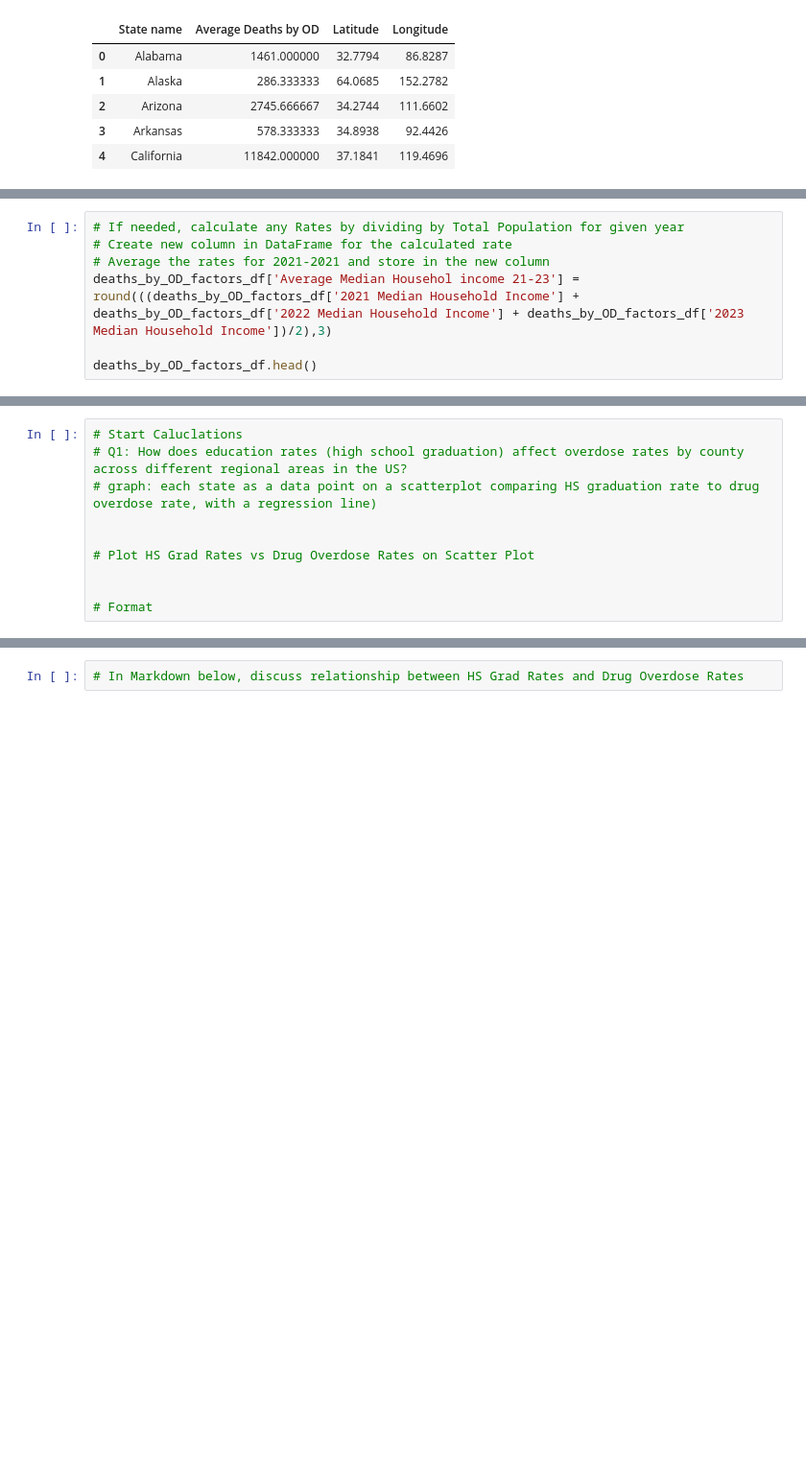
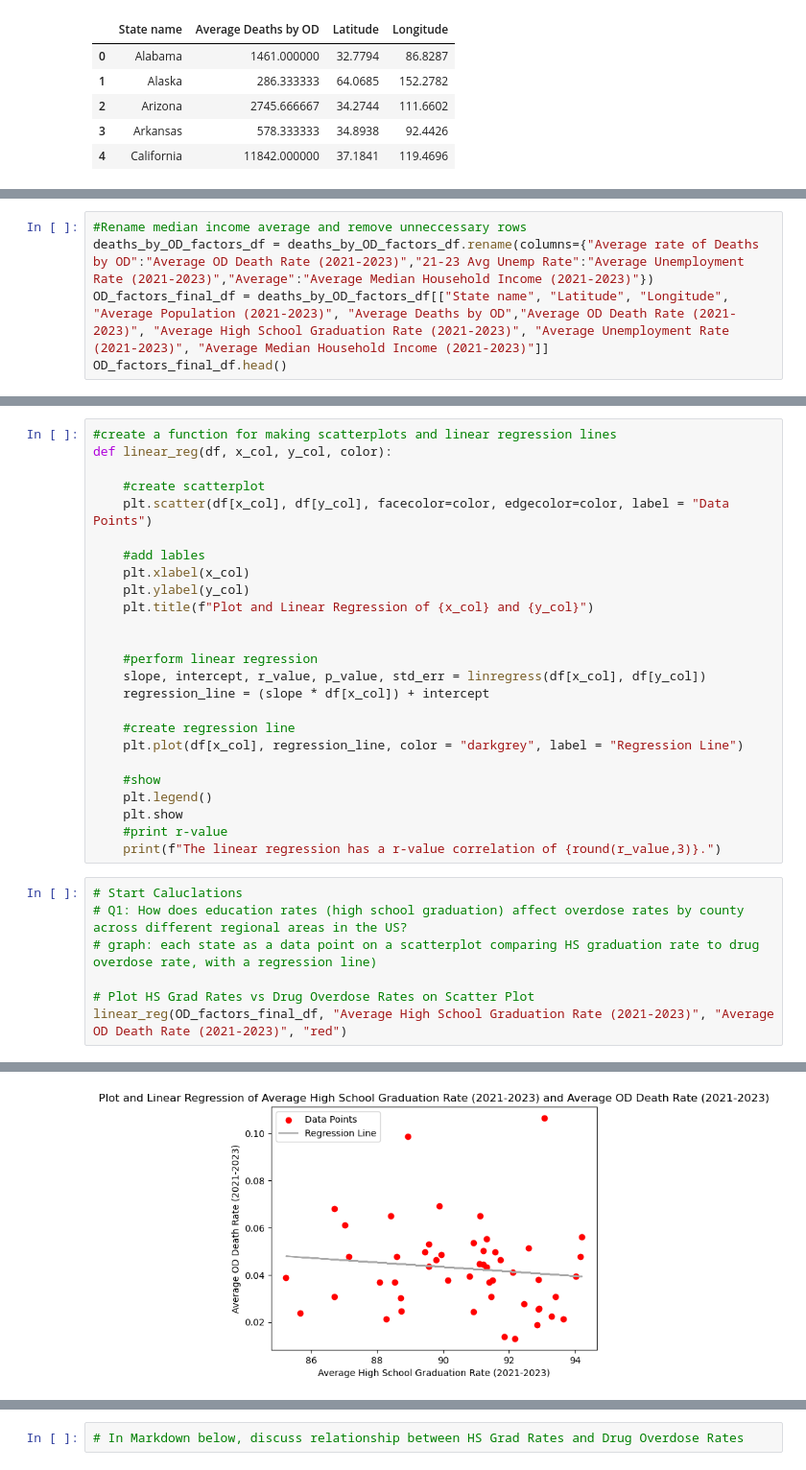
Before and after one commit to kileykarecki/Project-1, a Jupyter notebook: Drug_Overdose_and_Contributing_Factors.ipynb, the cells around one changed output, grey strips where cells are left out. Shown at 96% size. Cells and saved outputs as stored; diff of their text form; blank space fills up the shorter version.

Commit message:
Scatterplots and box plot completed

```diff
--- a/Drug_Overdose_and_Contributing_Factors.ipynb
+++ b/Drug_Overdose_and_Contributing_Factors.ipynb
@@ -104,10 +102,3 @@ deaths_by_OD_factors_df.head()
 | 2 | Arizona | 2745.666667 | 34.2744 | 111.6602 | 88.60 | 5761630 | ... |
 | 3 | Arkansas | 578.333333 | 34.8938 | 92.4426 | 88.74 | 2346215 | ... |
 | 4 | California | 11842.000000 | 37.1841 | 119.4696 | 85.24 | 30508752 | ... |
-# %%
-# If needed, calculate any Rates by dividing by Total Population for given year
-# Create new column in DataFrame for the calculated rate
-# Average the rates for 2021-2021 and store in the new column
-deaths_by_OD_factors_df['Average Median Househol income 21-23'] = round(((deaths_by_OD_factors_df['2021 Median Household Income'] + deaths_by_OD_factors_df['2022 Median Household Income'] + deaths_by_OD_factors_df['2023 Median Household Income'])/2),3)
-
-deaths_by_OD_factors_df.head()
@@ -120,0 +105,5 @@ deaths_by_OD_factors_df.head()
+# %%
+#Rename median income average and remove unneccessary rows
+deaths_by_OD_factors_df = deaths_by_OD_factors_df.rename(columns={"Average rate of Deaths by OD":"Average OD Death Rate (2021-2023)","21-23 Avg Unemp Rate":"Average Unemployment Rate (2021-2023)","Average":"Average Median Household Income (2021-2023)"})
+OD_factors_final_df = deaths_by_OD_factors_df[["State name", "Latitude", "Longitude", "Average Population (2021-2023)", "Average Deaths by OD","Average OD Death Rate (2021-2023)", "Average High School Graduation Rate (2021-2023)", "Average Unemployment Rate (2021-2023)", "Average Median Household Income (2021-2023)"]]
+OD_factors_final_df.head()
@@ -143,10 +139,33 @@ deaths_by_OD_factors_df.dropna
+# %%
+#create a function for making scatterplots and linear regression lines
+def linear_reg(df, x_col, y_col, color):
+
+    #create scatterplot
+    plt.scatter(df[x_col], df[y_col], facecolor=color, edgecolor=color, label = "Data Points")
+
+    #add lables
+    plt.xlabel(x_col)
+    plt.ylabel(y_col)
+    plt.title(f"Plot and Linear Regression of {x_col} and {y_col}")
+
+
+    #perform linear regression
+    slope, intercept, r_value, p_value, std_err = linregress(df[x_col], df[y_col])
+    regression_line = (slope * df[x_col]) + intercept
+
+    #create regression line
+    plt.plot(df[x_col], regression_line, color = "darkgrey", label = "Regression Line")
+
+    #show
+    plt.legend()
+    plt.show
+    #print r-value
+    print(f"The linear regression has a r-value correlation of {round(r_value,3)}.")
 # %%
 # Start Caluclations
 # Q1: How does education rates (high school graduation) affect overdose rates by county across different regional areas in the US?
 # graph: each state as a data point on a scatterplot comparing HS graduation rate to drug overdose rate, with a regression line)
 
-
 # Plot HS Grad Rates vs Drug Overdose Rates on Scatter Plot
-
-
-# Format
+linear_reg(OD_factors_final_df, "Average High School Graduation Rate (2021-2023)", "Average OD Death Rate (2021-2023)", "red")
+# %% [output]
@@ -153 +173,2 @@ deaths_by_OD_factors_df.dropna
+[figure, added]
 # %%
```
Also changed, not shown: parts of 9 cells of this notebook, 1 other file.
